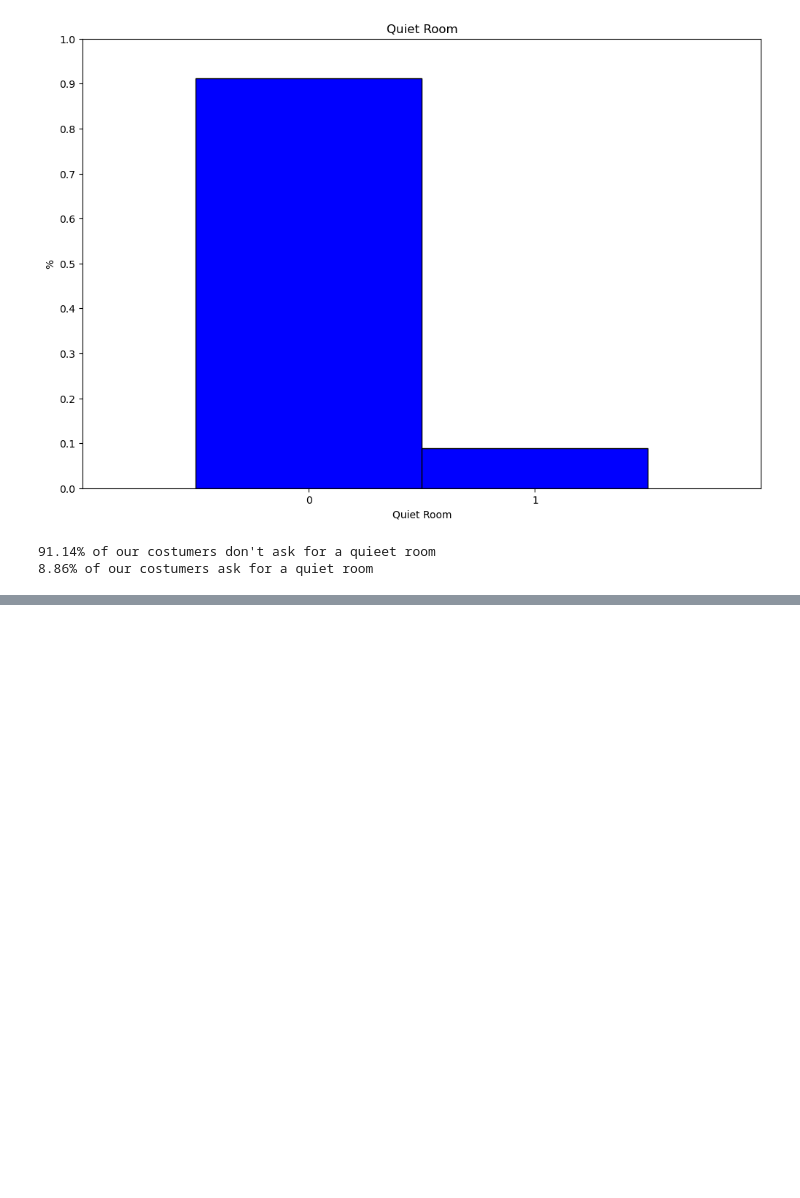
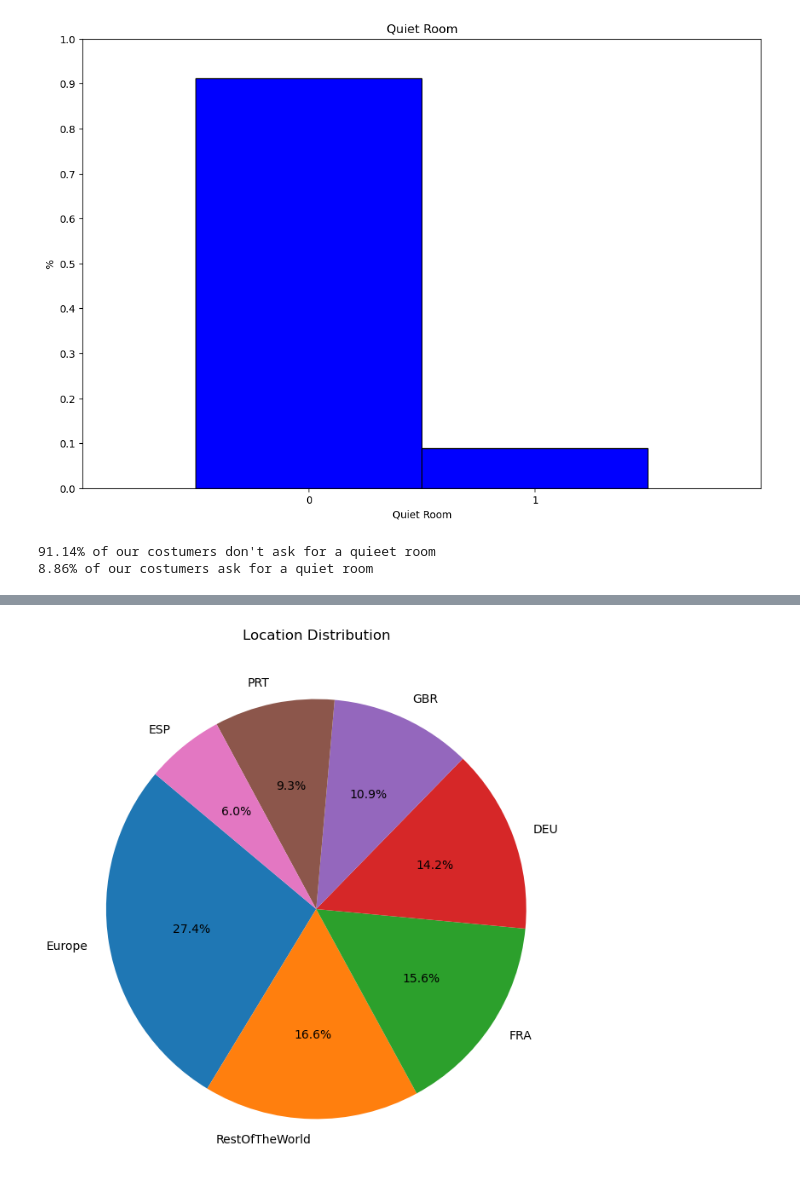
Before and after one commit to RubenCMarques/Hotel-Customer-Segmentation, a Jupyter notebook: Notebooks/A-B.ipynb, the cells around one changed output, grey strips where cells are left out. Cells and saved outputs as stored; diff of their text form; code cells hidden in the pictures; blank space fills up the shorter version.

```diff
--- a/Notebooks/A-B.ipynb
+++ b/Notebooks/A-B.ipynb
@@ -1171,0 +1161,3 @@ The structure I would like to follow is:
+# %%
+# Create a new column called cancelation rate which is the ratio of bookings canceled to total bookings
+customers['CancelationRate'] = customers['BookingsCanceled'] / (customers['BookingsCanceled'] + customers['BookingsCheckedIn'] + customers['BookingsNoShowed'])
@@ -1171,0 +1178,3 @@ The structure I would like to follow is:
+# %%
+#CREATE VARIABLE REVENUE PER NIGHT
+customers['RevenuePerNight'] = (customers['LodgingRevenue'] + customers['OtherRevenue']) / customers['RoomNights']
@@ -1171,0 +1195,22 @@ The structure I would like to follow is:
+# %%
+#CREATE VARIABLE CONTINENT TO GROUP THE DIFFERENT NATIONALITIES, KEEPING THE MOST COMMON NATIONALITIES
+#GENERATED WITH CHATGPT
+import pycountry_convert as pc
+
+excluded_countries = {'FRA', 'DEU', 'PRT', 'GBR', 'ESP'}
+
+def get_continent(alpha3_code):
+    try:
+        if alpha3_code in excluded_countries:
+            return alpha3_code
+        country = pc.country_alpha3_to_country_alpha2(alpha3_code)
+        continent_code = pc.country_alpha2_to_continent_code(country)
+        if continent_code == 'EU':
+            return 'Europe'
+        return 'RestOfTheWorld'
+    except KeyError:
+        return 'RestOfTheWorld'
+
+customers['Location'] = customers['Nationality'].apply(lambda x: get_continent(x))
+
+customers['Location'].value_counts()
@@ -1171,0 +1227,9 @@ The structure I would like to follow is:
+# %%
+
+#SEE THE DISTRIBUITION WITH A PIE CHART
+plt.figure(figsize=(8, 8))
+plt.pie(customers['Location'].value_counts(), labels=customers['Location'].value_counts().index, autopct='%1.1f%%', startangle=140)
+plt.title('Location Distribution')
+plt.show()
+# %% [output]
+[figure, added]
```
Also changed, not shown: parts of 28 cells of this notebook.
